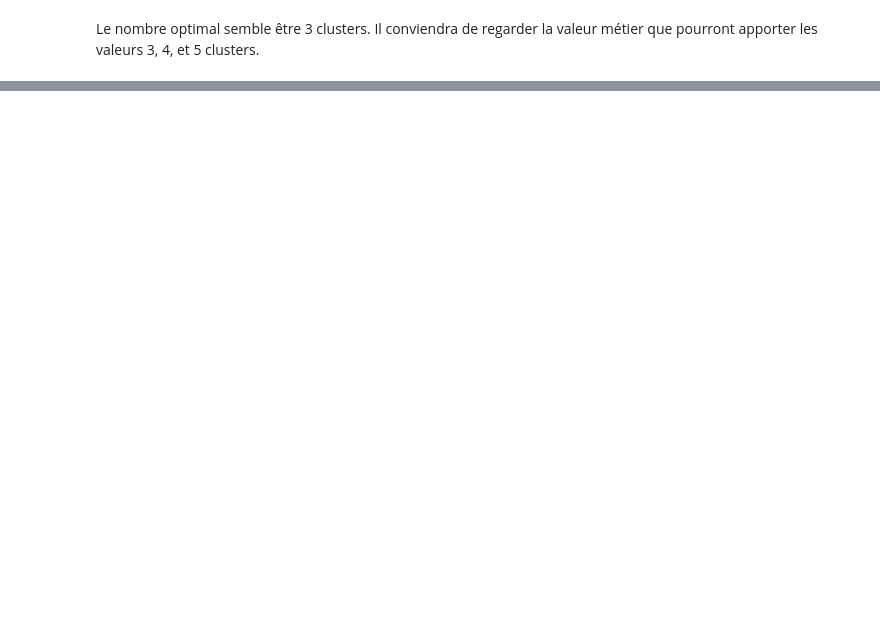
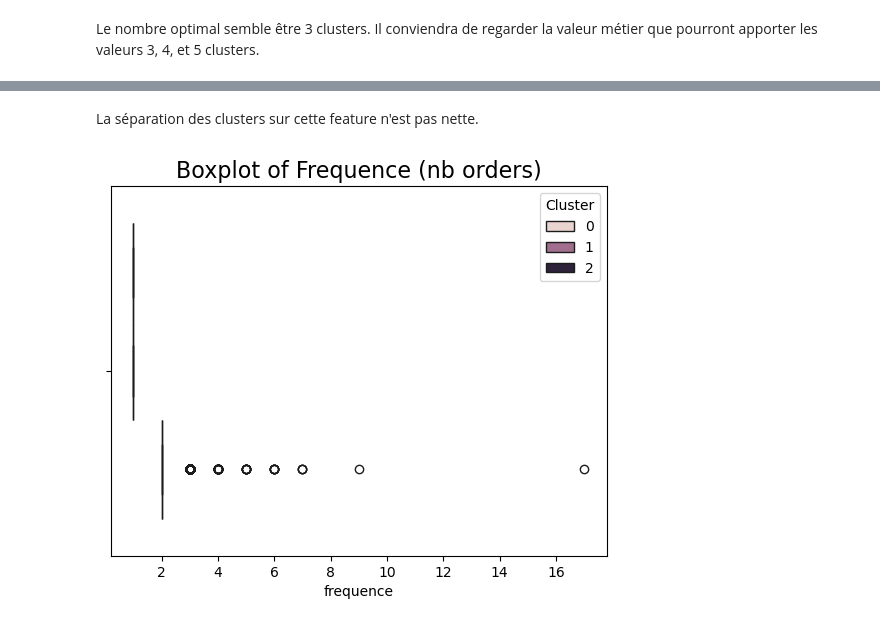
Before and after one commit to ludovic-source/Data_scientist_formation, a Jupyter notebook: projet_5/Projet_5_essais.ipynb, the cells around one changed output, grey strips where cells are left out. Saved outputs shown, nothing was run; the diff lists cells and outputs as text; code cells hidden in the pictures; blank space fills up the shorter version.

```diff
--- a/projet_5/Projet_5_essais.ipynb
+++ b/projet_5/Projet_5_essais.ipynb
@@ -567,0 +570,15 @@ Le nombre optimal semble être 3 clusters. Il conviendra de regarder la valeur m
+# %%
+# Appliquer le clustering avec le meilleur k (par exemple, k=3)
+best_k = 3  # Remplacez par le nombre optimal de clusters choisi
+kmeans = KMeans(n_clusters=best_k, random_state=42)
+labels = kmeans.fit_predict(X_2)
+
+# Ajouter les labels aux DataFrames
+data_2_with_labels = data_2.copy()
+data_2_with_labels["Cluster"] = labels
+
+X_2_with_labels = X_2.copy()
+X_2_with_labels["Cluster"] = labels
+
+# Affichage
+print(data_2_with_labels.head())
@@ -567,0 +621,8 @@ Le nombre optimal semble être 3 clusters. Il conviendra de regarder la valeur m
+# %% [markdown]
+La séparation des clusters sur cette feature n'est pas nette.
+# %%
+sns.boxplot(data=data_2_with_labels, x='frequence', hue='Cluster')
+plt.title('Boxplot of Frequence (nb orders)', fontsize=16)
+plt.show()
+# %% [output]
+[figure, added]
```
Also changed, not shown: parts of 68 cells of this notebook.
